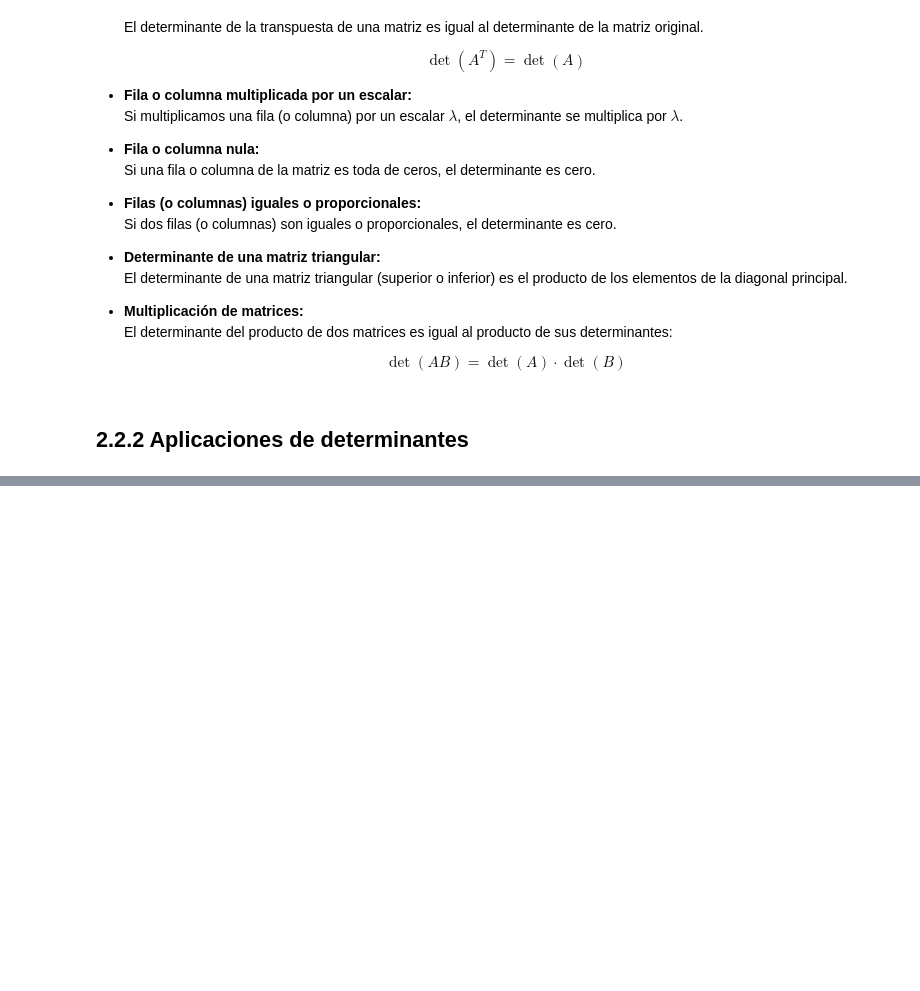
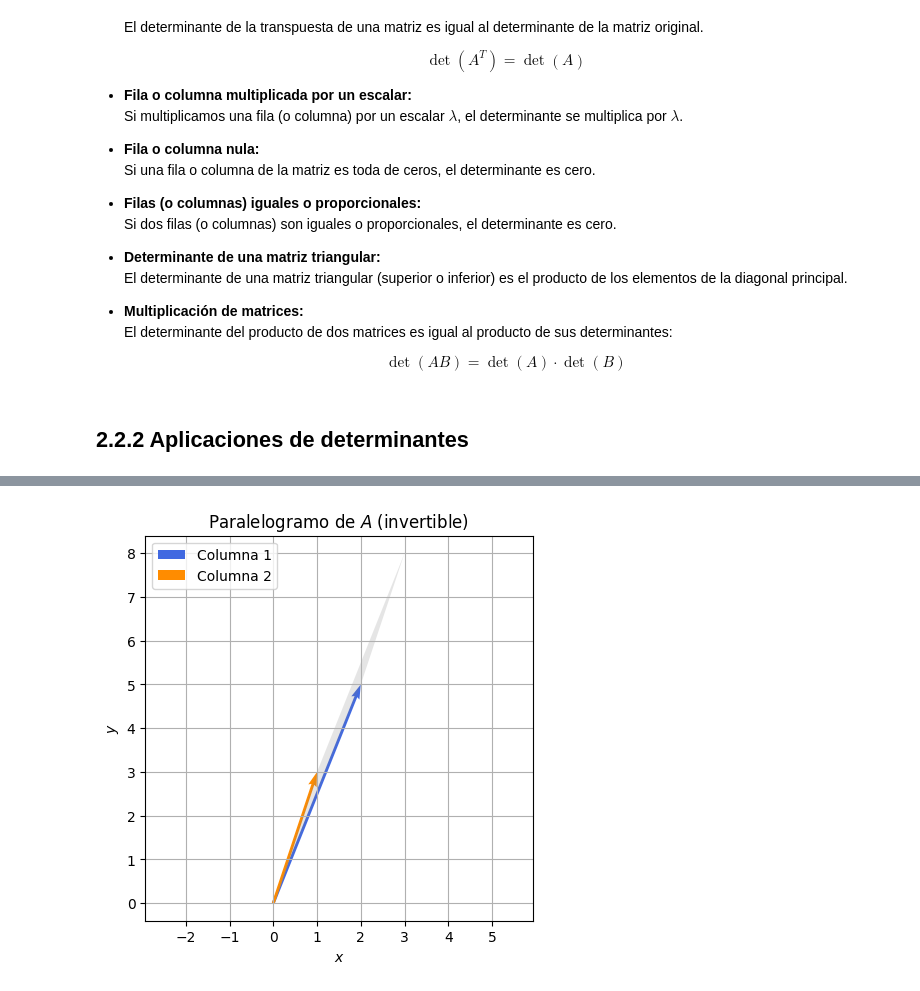
Before and after one commit to CarSandoval/AlgebraLineal, a Jupyter notebook: 02_VectoresMatricesYDeterminantes_02.ipynb, the cells around one changed output, grey strips where cells are left out. Saved outputs shown, nothing was run; the diff lists cells and outputs as text; code cells hidden in the pictures; blank space fills up the shorter version.

```diff
--- a/02_VectoresMatricesYDeterminantes_02.ipynb
+++ b/02_VectoresMatricesYDeterminantes_02.ipynb
@@ -48,0 +67,27 @@ Los determinantes poseen una serie de propiedades fundamentales que resultan út
+# %%
+import numpy as np
+import matplotlib.pyplot as plt
+
+# Vectores columna de la matriz A
+A = np.array([[2, 1],
+              [5, 3]])
+origin = np.zeros(2)
+
+plt.figure(figsize=(5,5))
+plt.quiver(*origin, *A[:,0], angles='xy', scale_units='xy', scale=1, color='royalblue', label='Columna 1')
+plt.quiver(*origin, *A[:,1], angles='xy', scale_units='xy', scale=1, color='darkorange', label='Columna 2')
+
+# Paralelogramo
+verts = [origin, A[:,0], A[:,0]+A[:,1], A[:,1]]
+plt.fill([v[0] for v in verts], [v[1] for v in verts], 'gray', alpha=0.2)
+plt.xlim(-1, 4)
+plt.ylim(-1, 7)
+plt.xlabel('$x$')
+plt.ylabel('$y$')
+plt.title('Paralelogramo de $A$ (invertible)')
+plt.legend()
+plt.grid(True)
+plt.axis('equal')
+plt.show()
+# %% [output]
+[figure, added]
```
Also changed, not shown: parts of 9 cells of this notebook.
